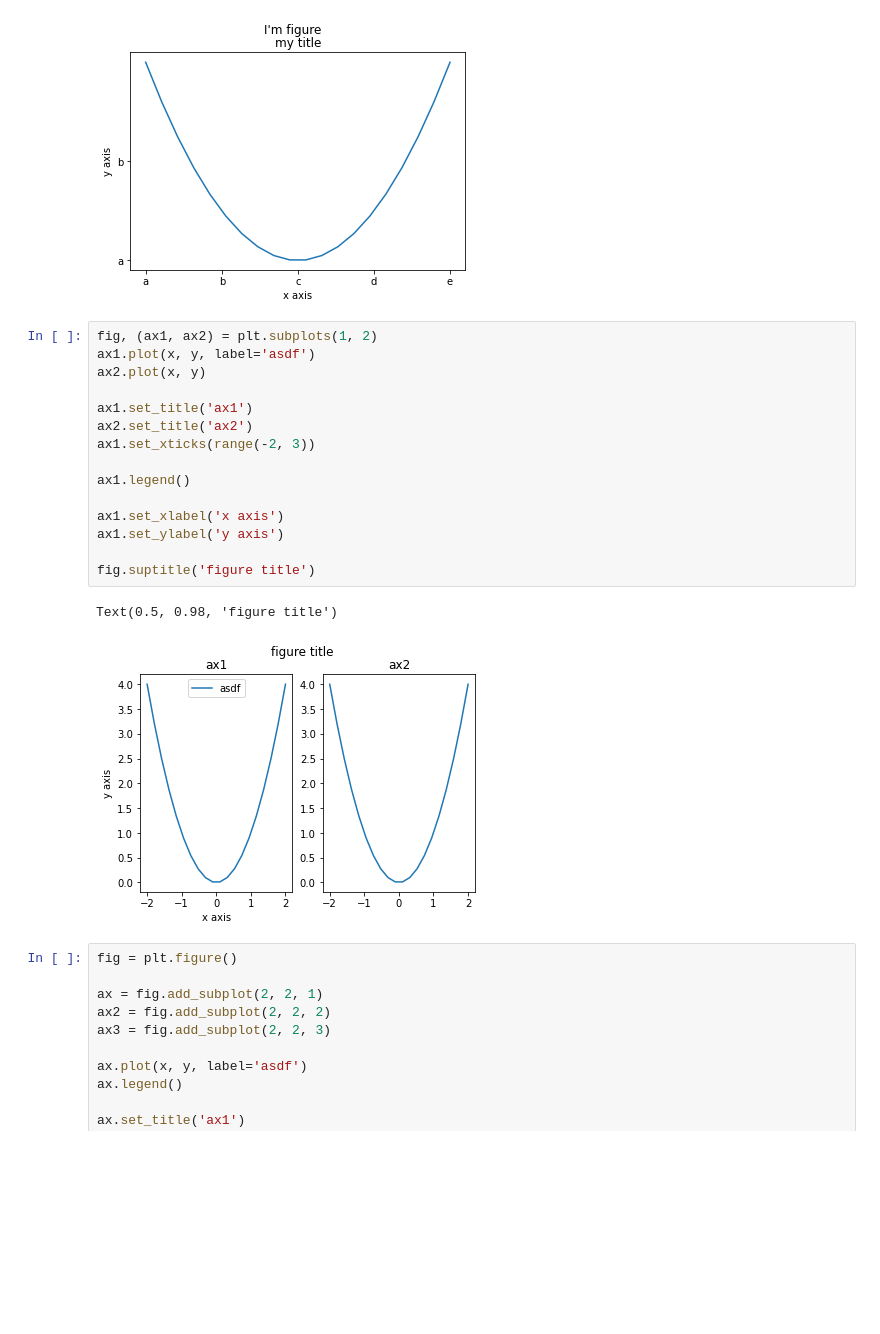
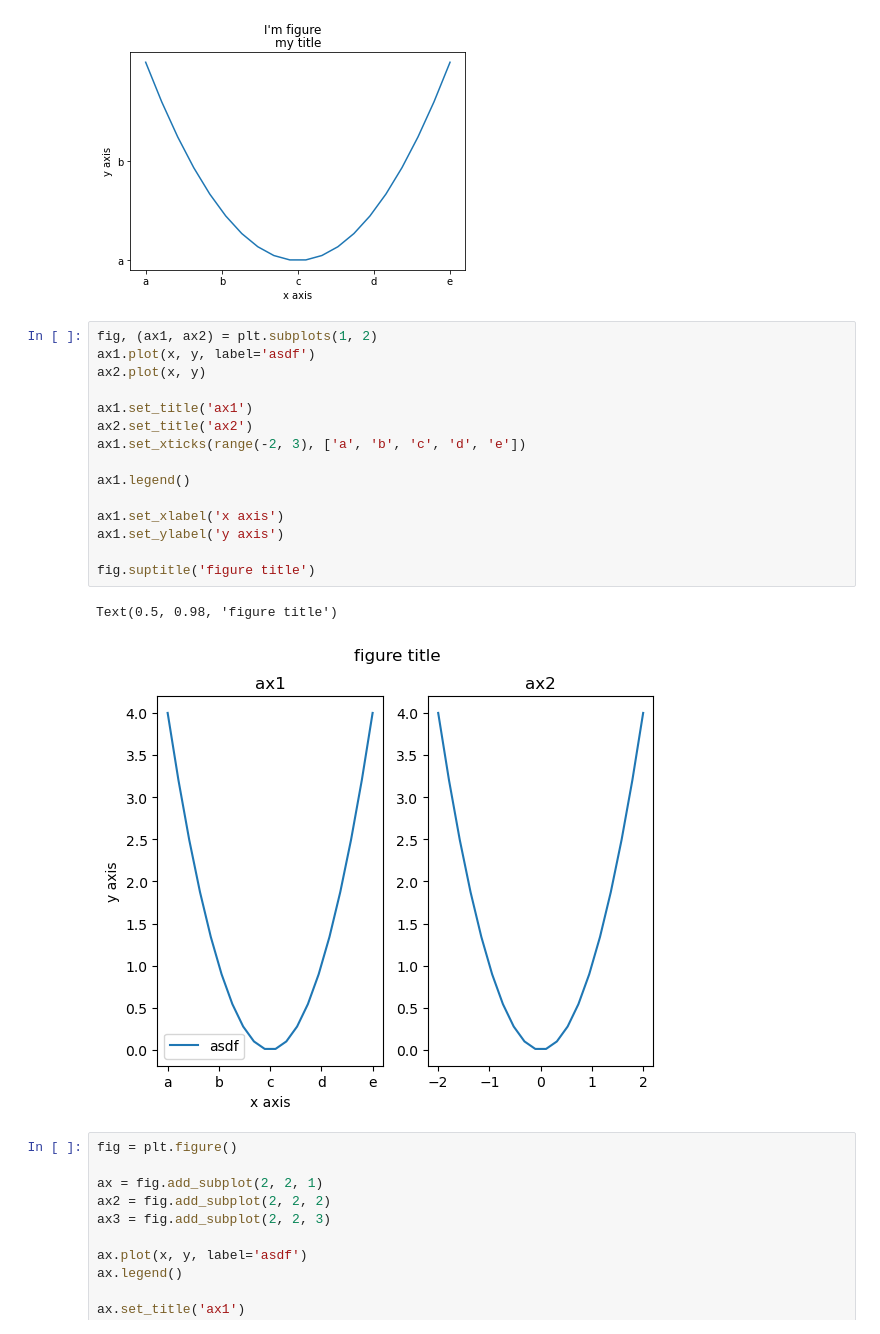
Before and after one commit to pseudo-usama/MSDSF21M520_Usama-Iftikhar-Butt, a Jupyter notebook: 3. Python for Data Science/3. Matplotlib/1. Basics & line plot.ipynb, the cells around one changed output. Saved outputs shown, nothing was run; the diff lists cells and outputs as text; blank space fills up the shorter version.

```diff
--- a/3. Python for Data Science/3. Matplotlib/1. Basics & line plot.ipynb
+++ b/3. Python for Data Science/3. Matplotlib/1. Basics & line plot.ipynb
@@ -18,21 +18,21 @@ Text(0.5, 0.98, "I'm figure")
 # %%
 fig, (ax1, ax2) = plt.subplots(1, 2)
 ax1.plot(x, y, label='asdf')
 ax2.plot(x, y)
 
 ax1.set_title('ax1')
 ax2.set_title('ax2')
-ax1.set_xticks(range(-2, 3))
+ax1.set_xticks(range(-2, 3), ['a', 'b', 'c', 'd', 'e'])
 
 ax1.legend()
 
 ax1.set_xlabel('x axis')
 ax1.set_ylabel('y axis')
 
 fig.suptitle('figure title')
 # %% [output]
 Text(0.5, 0.98, 'figure title')
-[figure, old version]
+[figure, new version]
 # %%
 fig = plt.figure()
 
```
Also changed, not shown: 1 other file.
